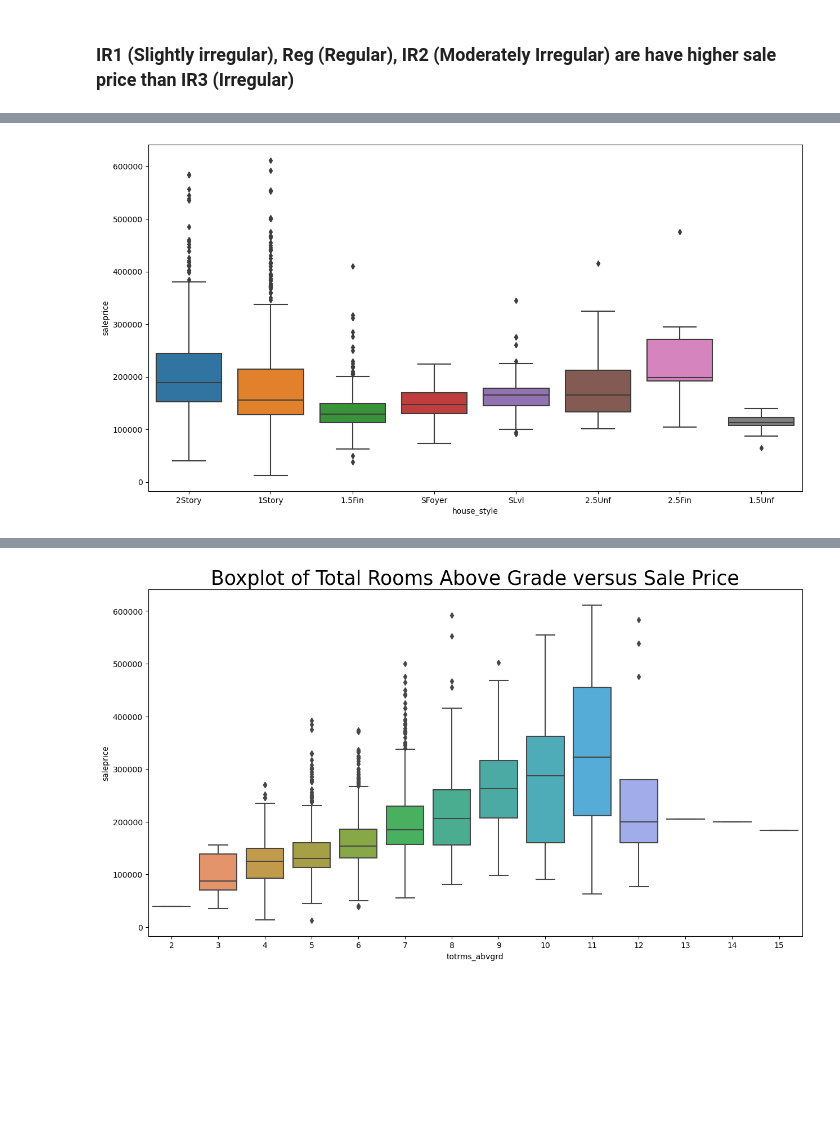
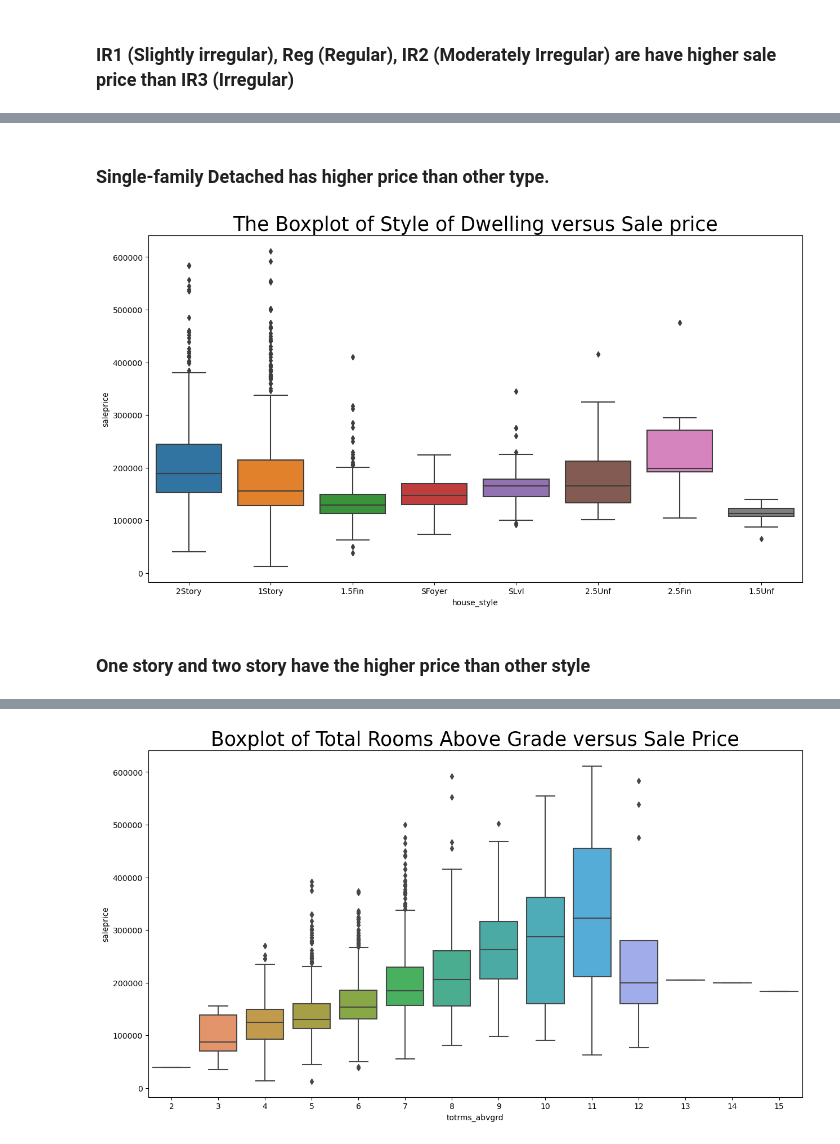
Before and after one commit to tkhong95/ames_housing_prediction, a Jupyter notebook: code/01_cleaning_eda.ipynb, the cells around one changed output, grey strips where cells are left out. Cells and saved outputs as stored; diff of their text form; code cells hidden in the pictures; blank space fills up the shorter version.

```diff
--- a/code/01_cleaning_eda.ipynb
+++ b/code/01_cleaning_eda.ipynb
@@ -362,8 +386,13 @@ sns.boxplot(data=train, x= 'bldg_type', y = 'saleprice');
+# %% [markdown]
+### Single-family Detached has higher price than other type.
 # %%
 plt.figure(figsize=(15,8))
-sns.boxplot(data=train, x= 'house_style', y = 'saleprice');
+sns.boxplot(data=train, x= 'house_style', y = 'saleprice')
+plt.title('The Boxplot of Style of Dwelling versus Sale price',size = 25);
 # %% [output]
-[figure, old version]
+[figure, new version]
+# %% [markdown]
+### One story and two story have the higher price than other style
 # %%
 plt.figure(figsize=(15,10))
 sns.scatterplot(data=train, x = '1st_flr_sf' , y = 'saleprice')
```
Also changed, not shown: parts of 31 cells of this notebook, 1 other file.
